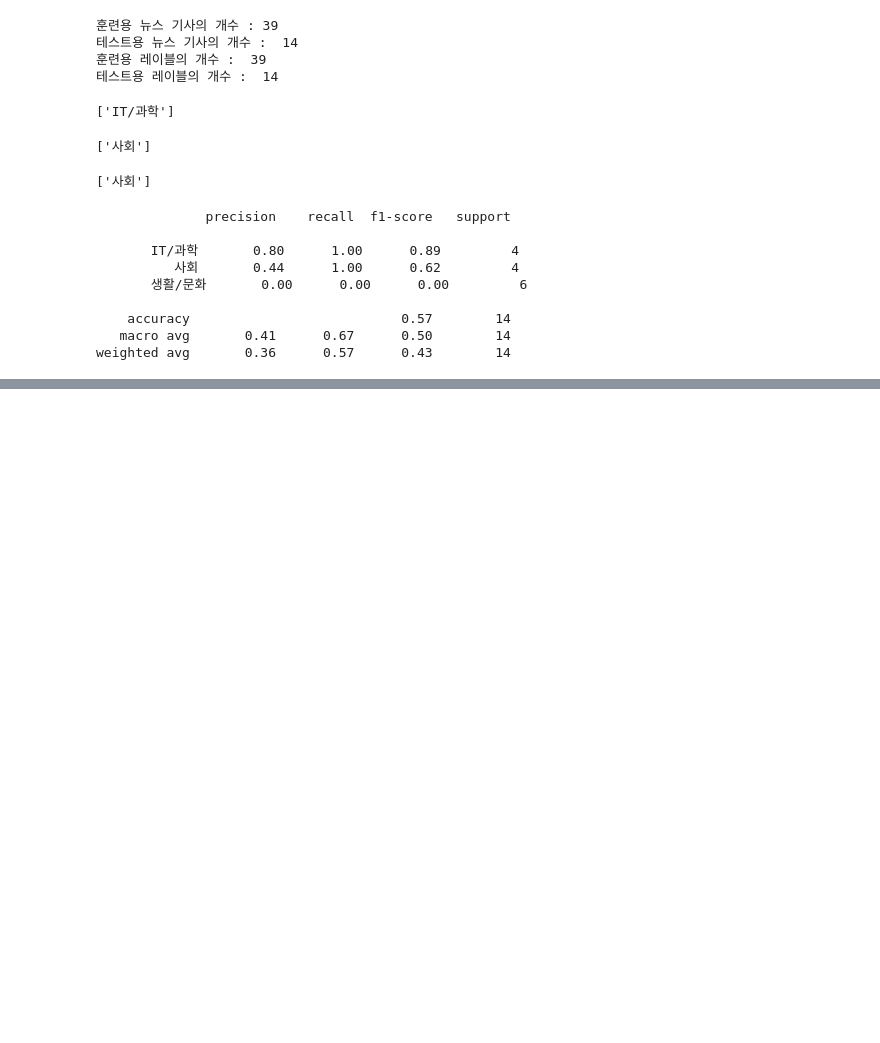
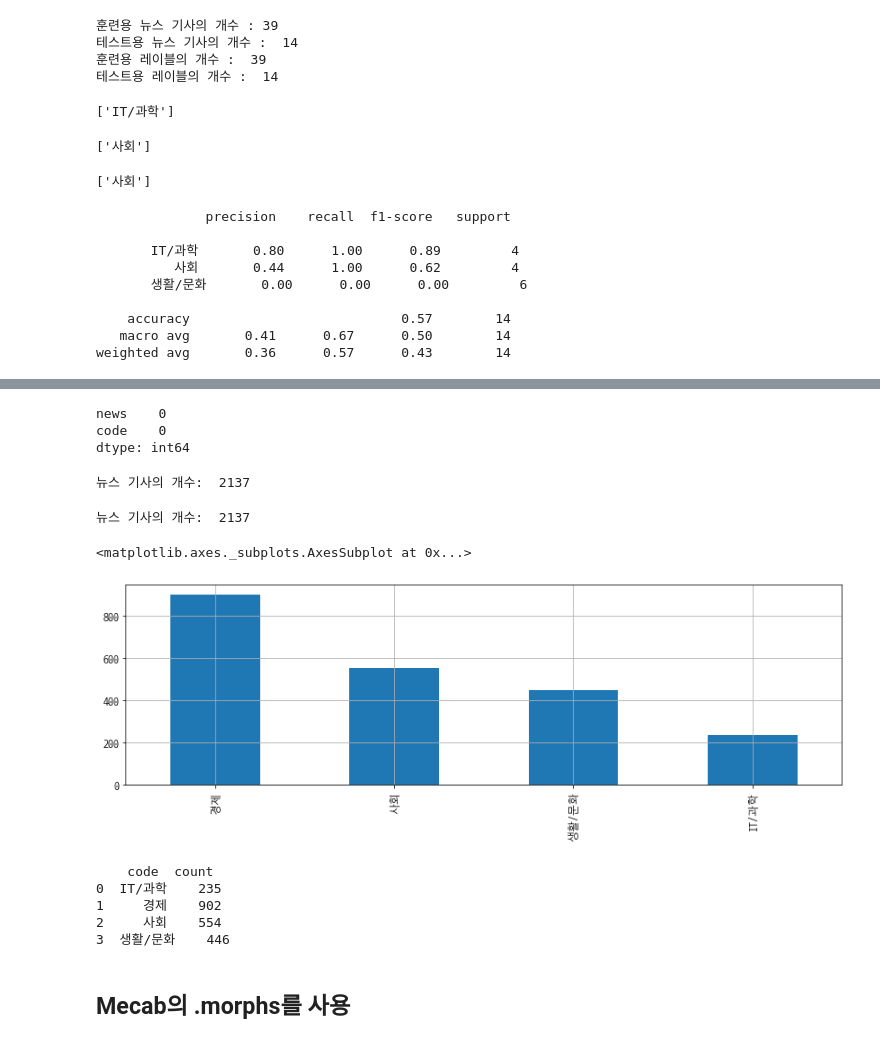
Before and after one commit to hyeonkimmm/AIFFEL_Study, a Jupyter notebook: e3_news_article_crawling_analysis/news_article_crawling_analysis.ipynb, the cells around one changed output, grey strips where cells are left out. Drawn from its saved outputs; the diff is of its cells as text; code cells hidden in the pictures; blank space fills up the shorter version.

```diff
--- a/e3_news_article_crawling_analysis/news_article_crawling_analysis.ipynb
+++ b/e3_news_article_crawling_analysis/news_article_crawling_analysis.ipynb
@@ -344,0 +373,4 @@ weighted avg       0.36      0.57      0.43        14
+# %%
+csv_path = os.getenv("HOME") + "/aiffel/news_crawler/news_data2.csv"
+df2 = pd.read_table(csv_path, sep=',')
+df2.head()
@@ -344,0 +415,4 @@ weighted avg       0.36      0.57      0.43        14
+# %%
+# 정규 표현식을 이용해서 한글 외의 문자는 전부 제거합니다.
+df2['news'] = df2['news'].str.replace("[^ㄱ-ㅎㅏ-ㅣ가-힣 ]","")
+df2['news']
@@ -344,0 +432,35 @@ weighted avg       0.36      0.57      0.43        14
+# %%
+print(df2.isnull().sum())
+# %% [output]
+news    0
+code    0
+dtype: int64
+# %%
+# 중복된 샘플들을 제거합니다.
+df2.drop_duplicates(subset=['news'], inplace=True)
+
+print('뉴스 기사의 개수: ',len(df2))
+# %% [output]
+뉴스 기사의 개수:  2137
+# %%
+# 중복 샘플 제거
+df2.drop_duplicates(subset=['news'], inplace=True)
+
+print('뉴스 기사의 개수: ',len(df2))
+# %% [output]
+뉴스 기사의 개수:  2137
+# %%
+df2['code'].value_counts().plot(kind = 'bar')
+# %% [output]
+<matplotlib.axes._subplots.AxesSubplot at 0x...>
+[figure, added]
+# %%
+print(df2.groupby('code').size().reset_index(name = 'count'))
+# %% [output]
+    code  count
+0  IT/과학    235
+1     경제    902
+2     사회    554
+3  생활/문화    446
+# %% [markdown]
+## Mecab의 .morphs를 사용
```
Also changed, not shown: parts of 26 cells of this notebook, 21 other files.
